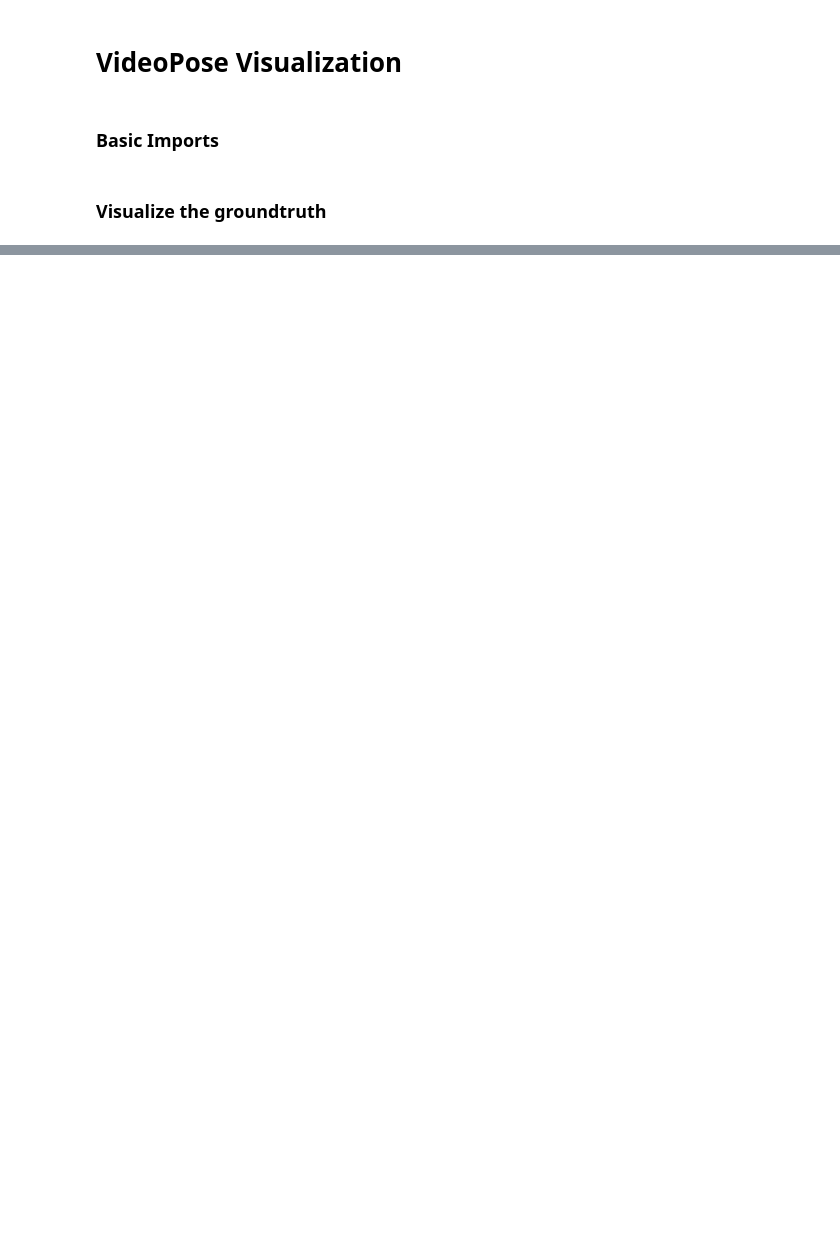
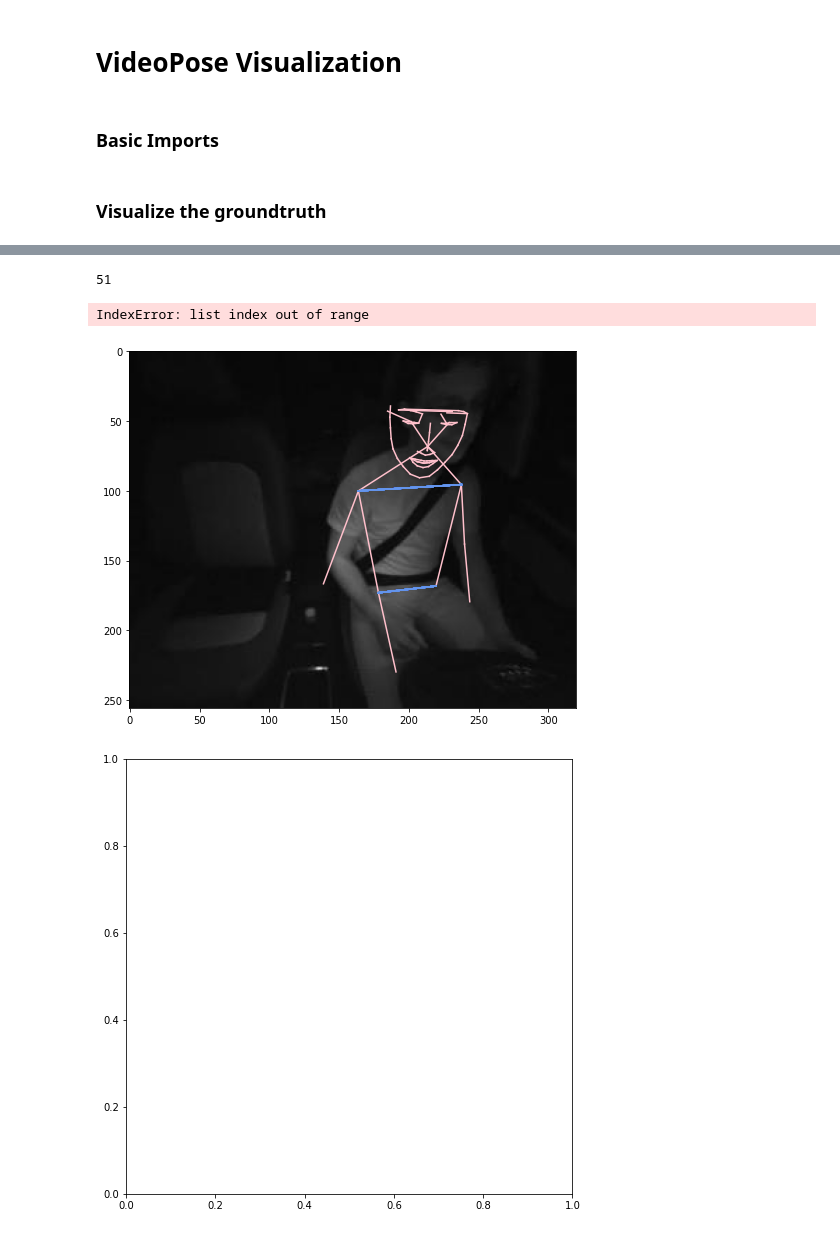
Before and after one commit to Victoria-brami/VideoPose3D, a Jupyter notebook: render.ipynb, the cells around one changed output, grey strips where cells are left out. Drawn from its saved outputs; the diff is of its cells as text; code cells hidden in the pictures; blank space fills up the shorter version.

```diff
--- a/render.ipynb
+++ b/render.ipynb
@@ -509,0 +746,15 @@ Limit:  200
+# %%
+FACE_AND_BODY_SKELETON = Skeleton(parents=[-1, 0, 0, 1, 2, 0, 0, 5, 6, 7, 8, 5, 6, 11, 12, 13, 14, # body
+                                       24-6, 25-6, 26-6, 27-6, 28-6, 29-6, 30-6, 31-6, 32-6, 33-6, 34-6, 35-6, 36-6, 37-6, 38-6, 39-6, 49-6,
+                                       41-6, 42-6, 43-6, 44-6, 62-6, # Sourcil droit
+                                       66-6, 45-6, 46-6, 47-6, 48-6,  # sourcil gauche
+                                       51-6, 52-6, 53-6, 0, # nez
+                                       55-6, 56-6, 57-6, 58-6, 0, # bas du nez
+                                       60-6, 61-6, 62-6, 63-6, 64-6, 59-6, # oeil droit
+                                       66-6, 67-6, 68-6, 69-6, 70-6, 65-6, # oeil gauche
+                                       72-6, 73-6, 74-6, 75-6, 76-6, 77-6, 78-6, 79-6, 80-6, 81-6, 82-6, 83-6, 84-6, 85-6, 86-6, 87-6, 88-6, 89-6, 90-6, -1 # bouche
+                                       ],
+                    joints_left=[1, 3, 5, 7, 9, 11, 13, 15, 32-6, 33-6, 34-6,
+                                 35-6, 36-6, 37-6, 38-6, 39-6, 45-6, 46-6, 47-6, 48-6, 49-6, 65-6, 66-6, 67-6, 68-6, 69-6, 70-6],
+                    joints_right=[2, 4, 6, 8, 10, 12, 14, 16, 23-6, 24-6, 25-6,
+                                  26-6, 27-6, 28-6, 29-6, 30-6, 40-6, 41-6, 42-6, 43-6, 44-6, 59-6, 60-6, 61-6, 62-6, 63-6, 64-6])
@@ -509,0 +820,39 @@ Limit:  200
+# %%
+all_frames = [im["file_name"] for im in ims]
+keypoints = np.array([np.array(anns["keypoints"]).reshape((85, 3)) for anns in annots])
+keypoints3d = np.array([np.array(anns["keypoints_3d"]).reshape((85, 3)) for anns in annots])
+print(keypoints3d[0, :17, :])
+print()
+keypoints3d[:, :17, :]*=0.001
+print(keypoints3d[0, :17, :])
+wall_frames = [im["file_name"] for im in wims]
+wkeypoints = np.array([np.array(anns["keypoints"]) for anns in wannots])
+wkeypoints3d = np.array([np.array(anns["keypoints_3d"]).reshape((len(np.array(anns["keypoints_3d"]))//3, 3)) for anns in wannots])
+print(len(wkeypoints[0]))
+FRAME = 5
+PARENTS = FACE_AND_BODY_SKELETON.parents()
+
+A = np.random.permutation(4627)
+
+WHOLE_PARENTS=[-1, 0, 0, 1, 2, 0, 0, 5, 6, 7, 8, 5, 6, 11, 12, 13, 14, # body
+                                        -1, -1, -1, -1, -1, -1,
+                                       24, 25, 26, 27, 28, 29, 30, 31, 32, 33, 34, 35, 36, 37, 38, 39, 49,
+                                       41, 42, 43, 44, 62, # Sourcil droit
+                                       66, 45-6, 46-6, 47-6, 48,  # sourcil gauche
+                                       51, 52, 53, 0, # nez
+                                       55, 56, 57, 58, 0, # bas du nez
+                                       60, 61, 62, 63, 64, 59, # oeil droit
+                                       66, 67, 68, 69, 70, 65, # oeil gauche
+                                       72, 73, 74, 75, 76, 77, 78, 79, 80, 81, 82, 83, 84, 85, 86, 87, 88, 89, 90, -1 # bouche
+                                       ]
+
+
+FRAME = 0
+START=198
+fig, ax = plt.subplots(figsize=(8, 8))
+plot_2d_skeleton(FRAME, wkeypoints[START:], all_frames, WHOLE_PARENTS, ax)
+FRAME = 2030
+START=0
+fig, ax = plt.subplots(figsize=(8, 8))
+plot_2d_skeleton(FRAME, wkeypoints[START:], all_frames, WHOLE_PARENTS, ax)
+# %% [output]
@@ -509,0 +876,4 @@ Limit:  200
+51
+IndexError: list index out of range
+[figure, added]
+[figure, added]
```
Also changed, not shown: parts of 29 cells of this notebook.
